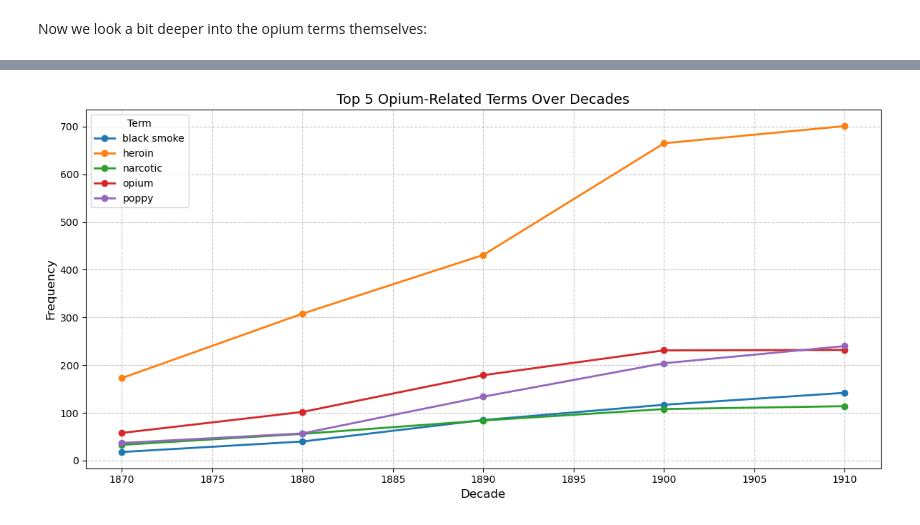
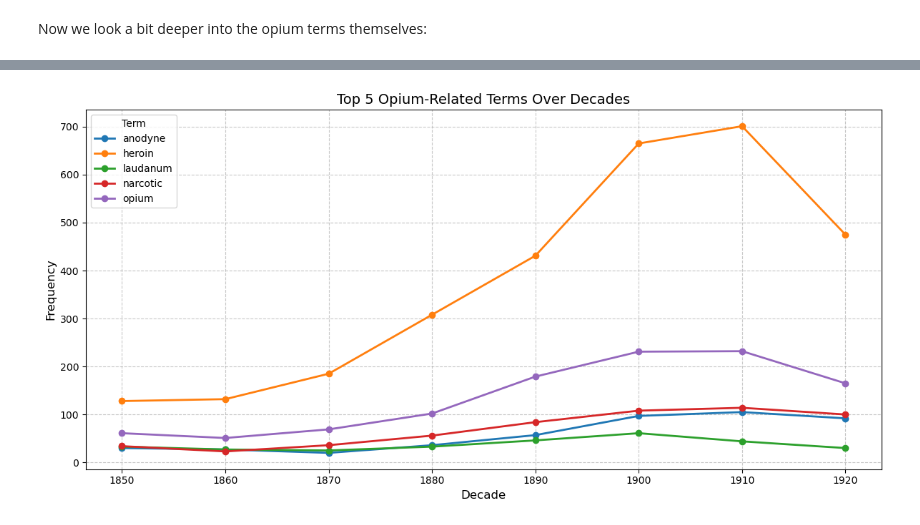
Before and after one commit to eglantine-vialaneix/opium-gutenberg, a Jupyter notebook: code/2_exploration/descriptive_analysis.ipynb, the cells around one changed output, grey strips where cells are left out. Saved outputs shown, nothing was run; the diff lists cells and outputs as text; code cells hidden in the pictures.

```diff
--- a/code/2_exploration/descriptive_analysis.ipynb
+++ b/code/2_exploration/descriptive_analysis.ipynb
@@ -44,7 +44,7 @@ Our data is not uniformly distributed across the years. It is increasing in numb
 # %%
 # Filtering for years of interest:
-start_year = 1870
-end_year = 1920
+start_year = 1850
+end_year = 1930
 prev_nb = df.shape[0]
 df = df[df["Published Year"].apply(lambda y: start_year < y & y < end_year)]
 print(df.shape)
@@ -65,21 +85,7 @@ df.to_parquet('../../data/GP_opium_filtered_1870_1920.parquet')
 First we look at the books and their opium mentions:
 # %%
 # Opium Mentions Aggregation
-def parse_kws(k):
-    if pd.isna(k):
-        return []
-    if isinstance(k, np.ndarray):
-        return k.tolist()
-    if isinstance(k, list):
-        return k
-    try:
-        res = ast.literal_eval(k)
-        return res if isinstance(res, list) else [res]
-    except Exception:
-        return [x.strip() for x in str(k).split(',') if x.strip()]
-
-df['Opium_Mentions_List'] = df['Opium Keywords'].apply(parse_kws)
-df['Opium_Mention_Count'] = df['Opium_Mentions_List'].apply(len)
+df['Opium_Mention_Count'] = df['Opium Keywords'].apply(len)
 
 print("=== Opium Mentions Analytics ===")
 print(f"Total Books: {len(df)}")
@@ -335,46 +350,36 @@ if 'Opium Keywords' in df.columns:
 # %%
 # Terms Over Time (Decades)
-if 'Opium Keywords' in df.columns and 'Published Year' in df.columns:
-    df_terms = df.dropna(subset=['Published Year', 'Opium Keywords']).copy()
-    df_terms['Published Year'] = pd.to_numeric(df_terms['Published Year'], errors='coerce')
-    df_terms = df_terms.dropna(subset=['Published Year'])
-    df_terms['decade'] = (df_terms['Published Year'] // 10) * 10
+df_terms = df.dropna(subset=['Published Year', 'Opium Keywords']).copy()
+df_terms['Published Year'] = pd.to_numeric(df_terms['Published Year'], errors='coerce')
+df_terms = df_terms.dropna(subset=['Published Year'])
+df_terms['decade'] = (df_terms['Published Year'] // 10) * 10
 
-    records = []
-    for idx, row in df_terms.iterrows():
-        kw_val = row['Opium Keywords']
-        decade = row['decade']
-        try:
-            kws = ast.literal_eval(kw_val)
-            if isinstance(kws, list):
-                for k in kws:
-                    records.append({'decade': decade, 'term': k})
-            elif isinstance(kws, str):
-                records.append({'decade': decade, 'term': kws})
-        except Exception:
-            if isinstance(kw_val, str):
-                for k in kw_val.split(','):
-                    records.append({'decade': decade, 'term': k.strip()})
+records = []
+for idx, row in df_terms.iterrows():
+    kws = row['Opium Keywords']
+    decade = row['decade']
+    for k in kws:
+        records.append({'decade': decade, 'term': k})
 
-    df_expanded = pd.DataFrame(records)
-    if not df_expanded.empty:
-        top_5_terms = df_expanded['term'].value_counts().head(5).index.tolist()
-        df_top5 = df_expanded[df_expanded['term'].isin(top_5_terms)]
-        ct = pd.crosstab(df_top5['decade'], df_top5['term'])
+df_expanded = pd.DataFrame(records)
+if not df_expanded.empty:
+    top_5_terms = df_expanded['term'].value_counts().head(5).index.tolist()
+    df_top5 = df_expanded[df_expanded['term'].isin(top_5_terms)]
+    ct = pd.crosstab(df_top5['decade'], df_top5['term'])
 
-        plt.figure(figsize=(12, 6))
-        for term in ct.columns:
-            plt.plot(ct.index, ct[term], marker='o', linewidth=2, label=term)
+    plt.figure(figsize=(12, 6))
+    for term in ct.columns:
+        plt.plot(ct.index, ct[term], marker='o', linewidth=2, label=term)
 
-        plt.title('Top 5 Opium-Related Terms Over Decades', fontsize=14)
-        plt.xlabel('Decade', fontsize=12)
-        plt.ylabel('Frequency', fontsize=12)
-        plt.legend(title='Term')
-        plt.grid(True, linestyle='--', alpha=0.7)
-        plt.tight_layout()
-        plt.show()
+    plt.title('Top 5 Opium-Related Terms Over Decades', fontsize=14)
+    plt.xlabel('Decade', fontsize=12)
+    plt.ylabel('Frequency', fontsize=12)
+    plt.legend(title='Term')
+    plt.grid(True, linestyle='--', alpha=0.7)
+    plt.tight_layout()
+    plt.show()
 # %% [output]
-[figure, old version]
+[figure, new version]
 # %%
 # Top Authors
 df_authors = df.dropna(subset=['Authors']).copy()
```
Also changed, not shown: parts of 16 cells of this notebook, 14 other files.
